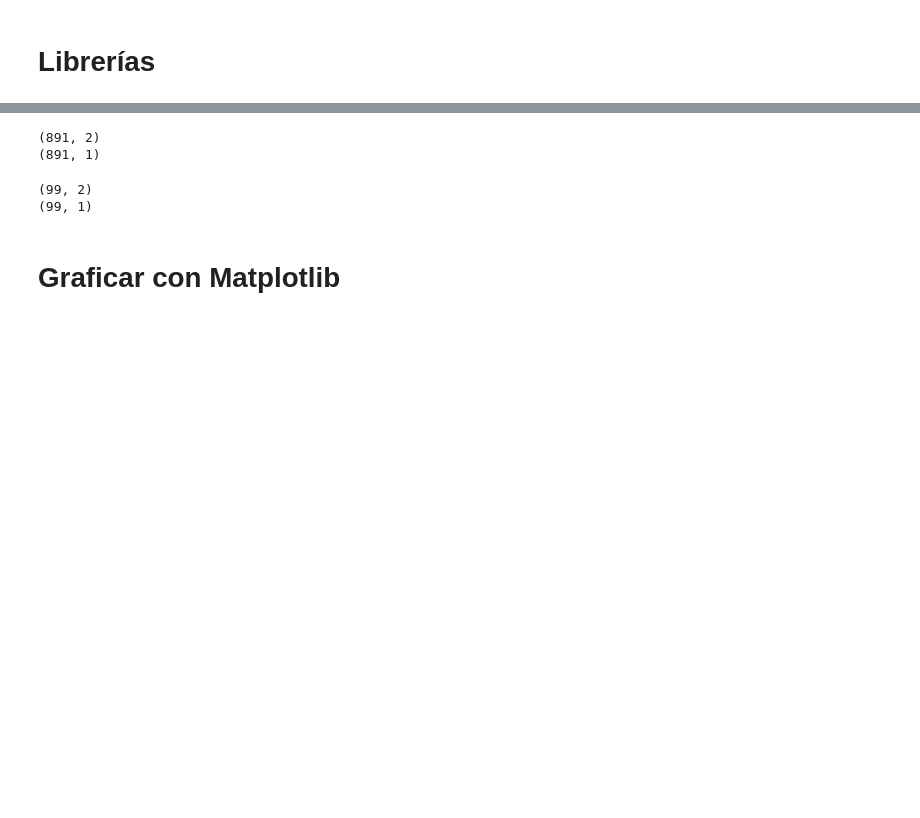
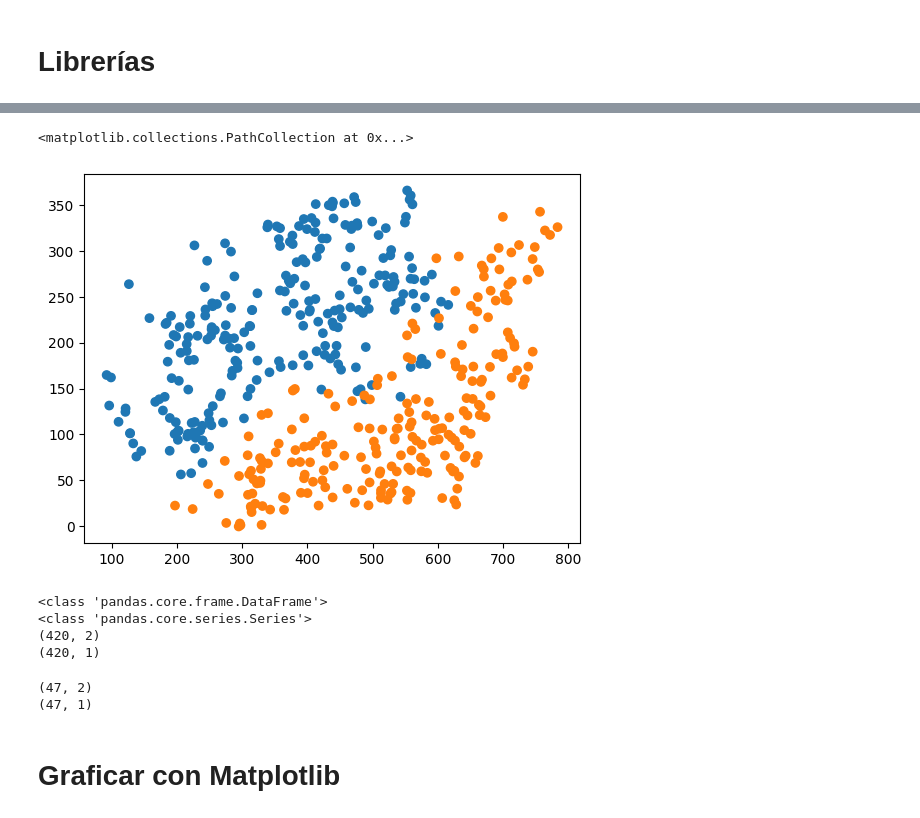
Before and after one commit to DiegoRenza/Deep-Learning, a Jupyter notebook: Week03/DL_Week03_Regression 0 (part a).ipynb, the cells around one changed output, grey strips where cells are left out. Saved outputs shown, nothing was run; the diff lists cells and outputs as text; code cells hidden in the pictures; blank space fills up the shorter version.

```diff
--- a/Week03/DL_Week03_Regression 0 (part a).ipynb
+++ b/Week03/DL_Week03_Regression 0 (part a).ipynb
@@ -32,5 +56,14 @@ Exportar como data.csv
+# %%
+import matplotlib.pylab as plt
+
+df = widget.data_as_pandas
+plt.scatter(df['x'], df['y'], color=df['color'])
+# %% [output]
+<matplotlib.collections.PathCollection at 0x...>
+[figure, added]
 # %%
-data = pd.read_csv('data.csv')
+#data = pd.read_csv('data.csv')
+data = df
 
 # Dividir dataset y aleatorizar
 x_train, x_test = train_test_split(data, test_size=0.1, random_state=42)
@@ -39,7 +72,9 @@ x_train, x_test = train_test_split(data, test_size=0.1, random_state=42)
 
 # Extraer el label de los datos y convertir a dataframe
 print(type(x_train))  # pandas.DataFrame
-y_train = x_train.pop("z")
+y_train = x_train.pop("label")
+color2n = x_train.pop("color")
+lote = x_train.pop("batch")
 print(type(y_train))  # pandas.Series
 
 # Features
@@ -52,14 +87,17 @@ y_train = np.reshape(y_train, (len(y_train),1)).astype('float32')
 print(x_train.shape)
 print(y_train.shape)
 # %% [output]
-(891, 2)
-(891, 1)
+<class 'pandas.core.frame.DataFrame'>
+<class 'pandas.core.series.Series'>
+(420, 2)
+(420, 1)
 # %%
 # DATOS DE VALIDACIÓN
 
 # Extraer el label de los datos y convertir a dataframe
-y_test = x_test.pop("z")
-
+y_test = x_test.pop("label")
+color2n = x_test.pop("color")
+lote = x_test.pop("batch")
 # Features
 x_test = (x_test/1000).to_numpy().astype('float32')
 
@@ -70,8 +108,8 @@ y_test = np.reshape(y_test, (len(y_test),1)).astype('float32')
 print(x_test.shape)
 print(y_test.shape)
 # %% [output]
-(99, 2)
-(99, 1)
+(47, 2)
+(47, 1)
 # %% [markdown]
 # Graficar con Matplotlib
 # %%
```
Also changed, not shown: parts of 9 cells of this notebook.
